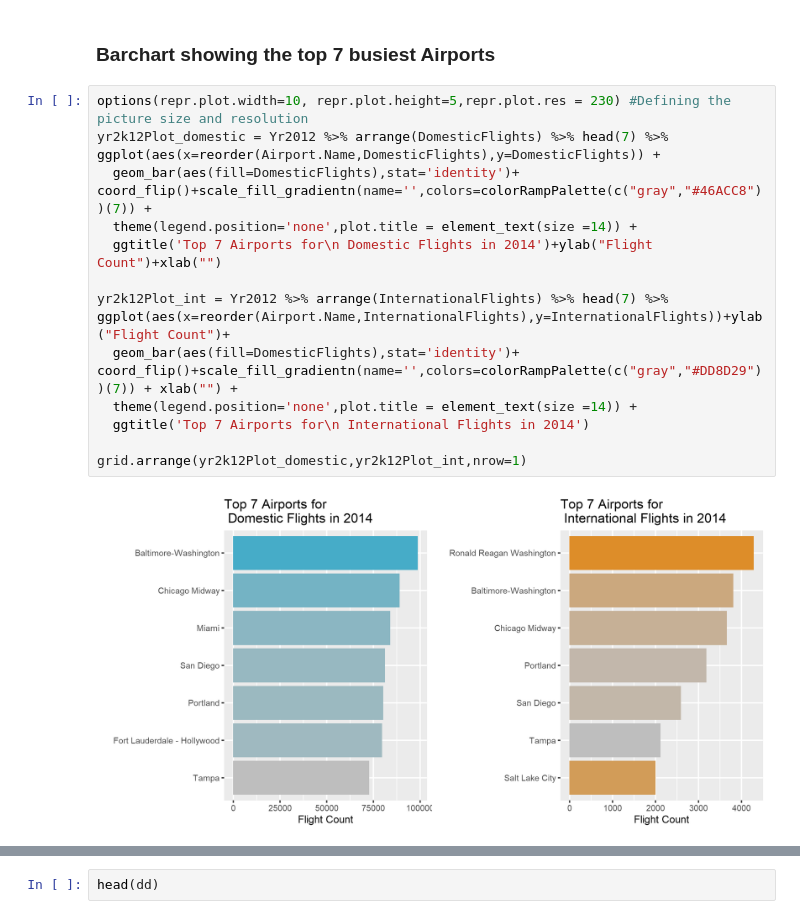
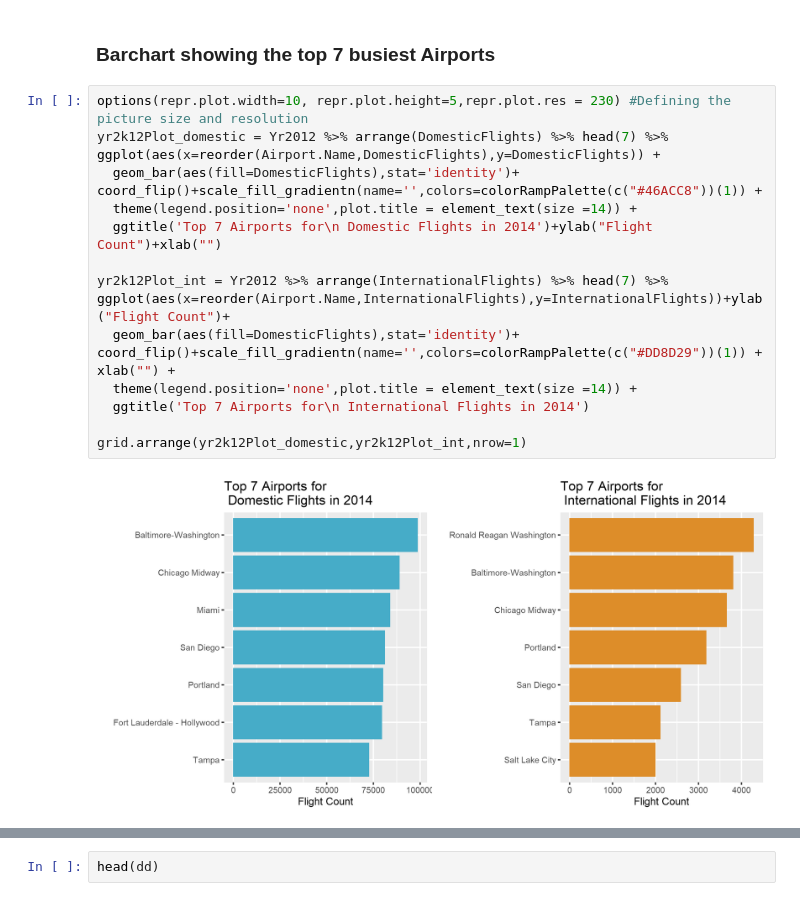
Before and after one commit to Deepansh777/U.S.-Commercial-Aviation-Analysis-using-R, a Jupyter notebook: U.S. Commercial Aviation (2002 - 2017) Data Analysis.ipynb, the cells around one changed output, grey strips where cells are left out. Saved outputs shown, nothing was run; the diff lists cells and outputs as text.

```diff
--- a/U.S. Commercial Aviation (2002 - 2017) Data Analysis.ipynb
+++ b/U.S. Commercial Aviation (2002 - 2017) Data Analysis.ipynb
@@ -325,21 +347,21 @@ Yr2012 = na.omit(merge(df,SummaryPercent %>% filter(Year==2014),by='Airport.Name
 # %%
 options(repr.plot.width=10, repr.plot.height=5,repr.plot.res = 230) #Defining the picture size and resolution
 yr2k12Plot_domestic = Yr2012 %>% arrange(DomesticFlights) %>% head(7) %>% ggplot(aes(x=reorder(Airport.Name,DomesticFlights),y=DomesticFlights)) +
   geom_bar(aes(fill=DomesticFlights),stat='identity')+
-coord_flip()+scale_fill_gradientn(name='',colors=colorRampPalette(c("gray","#46ACC8"))(7)) +
+coord_flip()+scale_fill_gradientn(name='',colors=colorRampPalette(c("#46ACC8"))(1)) +
   theme(legend.position='none',plot.title = element_text(size =14)) +
   ggtitle('Top 7 Airports for\n Domestic Flights in 2014')+ylab("Flight Count")+xlab("")
 
 yr2k12Plot_int = Yr2012 %>% arrange(InternationalFlights) %>% head(7) %>%
 ggplot(aes(x=reorder(Airport.Name,InternationalFlights),y=InternationalFlights))+ylab("Flight Count")+
   geom_bar(aes(fill=DomesticFlights),stat='identity')+
-coord_flip()+scale_fill_gradientn(name='',colors=colorRampPalette(c("gray","#DD8D29"))(7)) + xlab("") +
+coord_flip()+scale_fill_gradientn(name='',colors=colorRampPalette(c("#DD8D29"))(1)) + xlab("") +
   theme(legend.position='none',plot.title = element_text(size =14)) +
   ggtitle('Top 7 Airports for\n International Flights in 2014')
 
 grid.arrange(yr2k12Plot_domestic,yr2k12Plot_int,nrow=1)
 # %% [output]
-[figure, old version]
+[figure, new version]
 # %%
 options(repr.plot.height=6.7,repr.plot.res = 260) #Defining the picture size and resolution
 USMAP+
```
Also changed, not shown: parts of 8 cells of this notebook.
